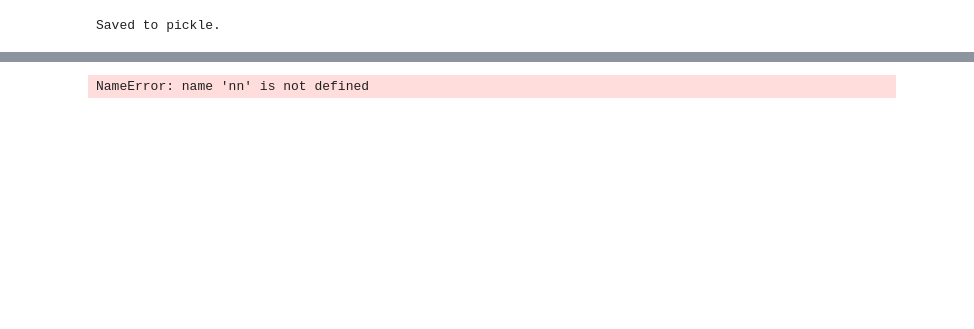
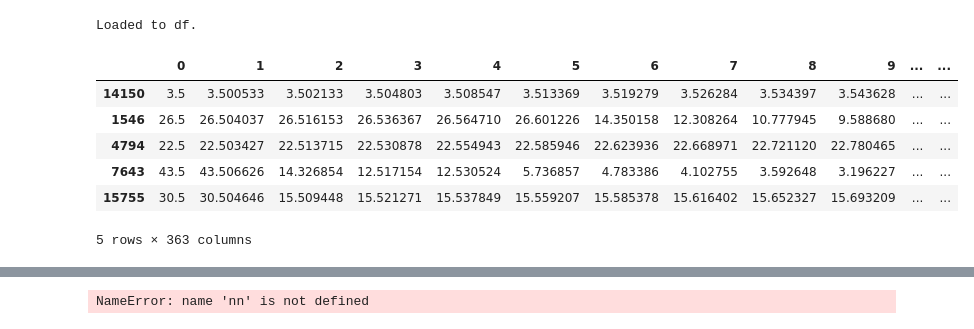
Before and after one commit to JosephGatto/2D-Motion-Planning-with-Machine-Learning, a Jupyter notebook: odom-oriented.ipynb, the cells around one changed output, grey strips where cells are left out. Drawn from its saved outputs; the diff is of its cells as text; code cells hidden in the pictures; blank space fills up the shorter version.

```diff
--- a/odom-oriented.ipynb
+++ b/odom-oriented.ipynb
@@ -396,17 +462,14 @@ df_ = synthesize_train_set(MAPS, num_runs = n_runs, polar=pol)
-# %%
-# Prep data for modeling
-df = create_classification_problem(df_.copy())
-# Shuffle data (otherwise model can cheat and memorize order since these are no iid)
-df = df.sample(frac=1)
-df.head()
-# Save to pickle
-if pol:
-    df.to_pickle("{}_multimap{}_polar.pkl".format(n_runs, n_rand))
-else:
-    df.to_pickle("{}_multimap{}.pkl".format(n_runs, n_rand))
-print('Saved to pickle.')
-
-# df = pd.read_csv('500_multimap2.csv')
-# df.drop('Unnamed: 0', axis=1, inplace=True)
-# %% [output]
-Saved to pickle.
+# %%
+# Load
+df = pd.read_pickle("data/1000_multimap50.pkl")
+print('Loaded to df.')
+df.head()
+# %% [output]
+Loaded to df.
+|  | 0 | 1 | 2 | 3 | 4 | 5 | 6 | 7 | 8 | 9 | ... | ... |
+| 14150 | 3.5 | 3.500533 | 3.502133 | 3.504803 | 3.508547 | 3.513369 | 3.519279 | 3.526284 | 3.534397 | 3.543628 | ... | ... |
+| 1546 | 26.5 | 26.504037 | 26.516153 | 26.536367 | 26.564710 | 26.601226 | 14.350158 | 12.308264 | 10.777945 | 9.588680 | ... | ... |
+| 4794 | 22.5 | 22.503427 | 22.513715 | 22.530878 | 22.554943 | 22.585946 | 22.623936 | 22.668971 | 22.721120 | 22.780465 | ... | ... |
+| 7643 | 43.5 | 43.506626 | 14.326854 | 12.517154 | 12.530524 | 5.736857 | 4.783386 | 4.102755 | 3.592648 | 3.196227 | ... | ... |
+| 15755 | 30.5 | 30.504646 | 15.509448 | 15.521271 | 15.537849 | 15.559207 | 15.585378 | 15.616402 | 15.652327 | 15.693209 | ... | ... |
+5 rows × 363 columns
```
Also changed, not shown: parts of 12 cells of this notebook, 1 other file.
